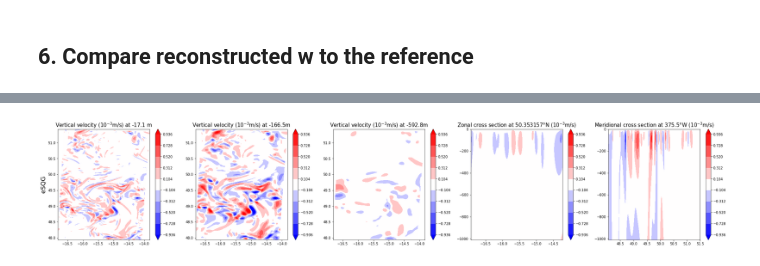
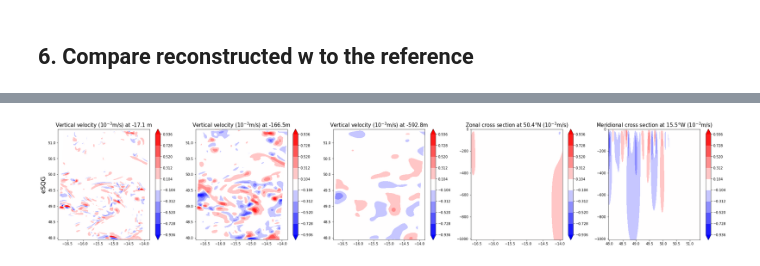
Before and after one commit to SammyMetref/pydssa, a Jupyter notebook: examples/Example1_3Dreconstruction_esqg_from_NATL60_Azores_winter.ipynb, the cells around one changed output, grey strips where cells are left out. Cells and saved outputs as stored; diff of their text form; code cells hidden in the pictures.

```diff
--- a/examples/Example1_3Dreconstruction_esqg_from_NATL60_Azores_winter.ipynb
+++ b/examples/Example1_3Dreconstruction_esqg_from_NATL60_Azores_winter.ipynb
@@ -70,10 +40,11 @@ my_esqg_reconstruction.ssh = ssh
 my_esqg_reconstruction.lon = lon
 my_esqg_reconstruction.lat = lat
 my_esqg_reconstruction.z = depth
-my_esqg_reconstruction.N0 = 2*2*np.pi/86164*np.sin(lat*np.pi/180)
-my_esqg_reconstruction.C = 3#2.6
+f0 = 2*2*np.pi/86164*np.sin(lat*np.pi/180)
+my_esqg_reconstruction.N0 = 30*f0
+my_esqg_reconstruction.C = 7
 my_esqg_reconstruction.sppad = 3
-my_esqg_reconstruction.Nprofile = Nprofile
+my_esqg_reconstruction.Nprofile = np.ones_like(depth)
 # %% [markdown]
 ## 4. Run the eSQG reconstruction
 # %%
@@ -119,56 +80,75 @@ crop4 = -20-164+16
 # %%
+# Cropping reconstructed w
+crop1 = 235
+crop2 = -331
+crop3 = 161
+crop4 = -168
+
+# Cropping reference w
+crop5 = 2
+crop6 = -161
+crop7 = 69
+crop8 = -149
+
+# Computing levels from w_ref max
+max_var = np.max(np.abs(w_ref[10,crop5:crop6,crop7:crop8]*1e3))
+levs = np.linspace(-max_var,max_var, 10)
+
+# Prescribing 3 depths (indices) to plot
+depth0 = 10
+depth1 = 40
+depth2 = 80
+
+# Prescribing meridional and zonal cross to plot
+lon_cross = int(my_esqg_reconstruction.ny/2)
+lat_cross = int(my_esqg_reconstruction.nx/2)
+
 plt.figure(figsize=(35,6))
-max_var = np.max(np.abs(w_ref[10,ncrop5:ncrop6,ncrop7:ncrop8]*1e3))
-#max_var = np.max(np.abs(my_esqg_reconstruction.vertvel[crop1:crop2,crop3:crop4,10]))
-levs = np.linspace(-max_var,max_var, 10)
 plt.subplot(151)
-plt.contourf(my_esqg_reconstruction.lon[crop1:crop2,crop3:crop4],my_esqg_reconstruction.lat[crop1:crop2,crop3:crop4],my_esqg_reconstruction.vertvel[crop1:crop2,crop3:crop4,10],cmap=plt.cm.get_cmap('bwr'),levels=levs,extend='both')
+plt.contourf(my_esqg_reconstruction.lon[crop1:crop2,crop3:crop4],my_esqg_reconstruction.lat[crop1:crop2,crop3:crop4],my_esqg_reconstruction.vertvel[crop1:crop2,crop3:crop4,depth0],cmap=plt.cm.get_cmap('bwr'),levels=levs,extend='both')
 plt.colorbar()
 plt.ylabel('eSQG',fontsize=18)
-plt.title('Vertical velocity (10$^{-3}$m/s) at '+str("%.1f" %my_esqg_reconstruction.z[10])+' m',fontsize=15)
+plt.title('Vertical velocity (10$^{-3}$m/s) at '+str("%.1f" %my_esqg_reconstruction.z[depth0])+' m',fontsize=15)
 plt.subplot(152)
-#max_var = np.max(np.abs(my_esqg_reconstruction.vertvel[crop1:crop2,crop3:crop4,10]))
 levs = np.linspace(-max_var,max_var, 10)
-plt.contourf(lon[crop1:crop2,crop3:crop4],my_esqg_reconstruction.lat[crop1:crop2,crop3:crop4],my_esqg_reconstruction.vertvel[crop1:crop2,crop3:crop4,40],cmap=plt.cm.get_cmap('bwr'),levels=levs,extend='both')
+plt.contourf(lon[crop1:crop2,crop3:crop4],my_esqg_reconstruction.lat[crop1:crop2,crop3:crop4],my_esqg_reconstruction.vertvel[crop1:crop2,crop3:crop4,depth1],cmap=plt.cm.get_cmap('bwr'),levels=levs,extend='both')
 plt.colorbar()
-plt.title('Vertical velocity (10$^{-3}$m/s) at '+str("%.1f" %my_esqg_reconstruction.z[40])+'m',fontsize=15)
+plt.title('Vertical velocity (10$^{-3}$m/s) at '+str("%.1f" %my_esqg_reconstruction.z[depth1])+'m',fontsize=15)
 plt.subplot(153)
-#max_var = np.max(np.abs(my_esqg_reconstruction.vertvel[crop1:crop2,crop3:crop4,10]))
 levs = np.linspace(-max_var,max_var, 10)
-plt.contourf(my_esqg_reconstruction.lon[crop1:crop2,crop3:crop4],my_esqg_reconstruction.lat[crop1:crop2,crop3:crop4],my_esqg_reconstruction.vertvel[crop1:crop2,crop3:crop4,80],cmap=plt.cm.get_cmap('bwr'),levels=levs,extend='both')
+plt.contourf(my_esqg_reconstruction.lon[crop1:crop2,crop3:crop4],my_esqg_reconstruction.lat[crop1:crop2,crop3:crop4],my_esqg_reconstruction.vertvel[crop1:crop2,crop3:crop4,depth2],cmap=plt.cm.get_cmap('bwr'),levels=levs,extend='both')
 plt.colorbar()
-plt.title('Vertical velocity (10$^{-3}$m/s) at '+str("%.1f" %my_esqg_reconstruction.z[80])+'m',fontsize=15)
+plt.title('Vertical velocity (10$^{-3}$m/s) at '+str("%.1f" %my_esqg_reconstruction.z[depth2])+'m',fontsize=15)
 plt.subplot(154)
-plt.contourf(my_esqg_reconstruction.lon[1,crop3:crop4],my_esqg_reconstruction.z[:],np.transpose(my_esqg_reconstruction.vertvel[int(my_esqg_reconstruction.nx/2),crop3:crop4,:]),cmap=plt.cm.get_cmap('bwr'),levels=levs,extend='both')
+plt.contourf(my_esqg_reconstruction.lon[lat_cross,crop3:crop4],my_esqg_reconstruction.z[:],np.transpose(my_esqg_reconstruction.vertvel[lat_cross,crop3:crop4,:]),cmap=plt.cm.get_cmap('bwr'),levels=levs,extend='both')
 plt.colorbar()
-plt.title('Zonal cross section at '+str(my_esqg_reconstruction.lat[int(my_esqg_reconstruction.nx/2),1])+'°N (10$^{-3}$m/s)',fontsize=15)
+plt.title('Zonal cross section at '+str("%.1f" % my_esqg_reconstruction.lat[lat_cross,1])+'°N (10$^{-3}$m/s)',fontsize=15)
 plt.subplot(155)
-plt.contourf(my_esqg_reconstruction.lat[crop1:crop2,1],my_esqg_reconstruction.z[:],np.transpose(my_esqg_reconstruction.vertvel[crop1:crop2,int(my_esqg_reconstruction.ny/2),:]),cmap=plt.cm.get_cmap('bwr'),levels=levs,extend='both')
+plt.contourf(my_esqg_reconstruction.lat[crop1:crop2,lon_cross],my_esqg_reconstruction.z[:],np.transpose(my_esqg_reconstruction.vertvel[crop1:crop2,lon_cross,:]),cmap=plt.cm.get_cmap('bwr'),levels=levs,extend='both')
 plt.colorbar()
-plt.title('Meridional cross section at '+str("%.1f" % np.abs(my_esqg_reconstruction.lon[1,int(my_esqg_reconstruction.ny/2)]-360))+'°W (10$^{-3}$m/s)',fontsize=15)
+plt.title('Meridional cross section at '+str("%.1f" % np.abs(my_esqg_reconstruction.lon[1,lon_cross]))+'°W (10$^{-3}$m/s)',fontsize=15)
 
-max_var = np.max(np.abs(w_ref[10,ncrop5:ncrop6,ncrop7:ncrop8]*1e3))
-levs = np.linspace(-max_var,max_var, 10)
 plt.figure(figsize=(35,6))
 plt.subplot(151)
-plt.contourf(lon_ref[ncrop5:ncrop6,ncrop7:ncrop8],lat_ref[ncrop5:ncrop6,ncrop7:ncrop8],w_ref[10,ncrop5:ncrop6,ncrop7:ncrop8]*1e3,cmap=plt.cm.get_cmap('bwr'),levels=levs,extend='both')
+plt.contourf(lon_ref[crop5:crop6,crop7:crop8],lat_ref[crop5:crop6,crop7:crop8],w_ref[depth0,crop5:crop6,crop7:crop8]*1e3,cmap=plt.cm.get_cmap('bwr'),levels=levs,extend='both')
 plt.colorbar()
 plt.ylabel('Reference',fontsize=18)
-plt.title('Vertical velocity (10$^{-3}$m/s) at '+str("%.1f" %my_esqg_reconstruction.z[10])+' m',fontsize=15)
+plt.title('Vertical velocity (10$^{-3}$m/s) at '+str("%.1f" %my_esqg_reconstruction.z[depth0])+' m',fontsize=15)
 plt.subplot(152)
-plt.contourf(lon_ref[ncrop5:ncrop6,ncrop7:ncrop8],lat_ref[ncrop5:ncrop6,ncrop7:ncrop8],w_ref[40,ncrop5:ncrop6,ncrop7:ncrop8]*1e3,cmap=plt.cm.get_cmap('bwr'),levels=levs,extend='both')
+plt.contourf(lon_ref[crop5:crop6,crop7:crop8],lat_ref[crop5:crop6,crop7:crop8],w_ref[depth1,crop5:crop6,crop7:crop8]*1e3,cmap=plt.cm.get_cmap('bwr'),levels=levs,extend='both')
 plt.colorbar()
-plt.title('Vertical velocity (10$^{-3}$m/s) at '+str("%.1f" %my_esqg_reconstruction.z[40])+'m',fontsize=15)
+plt.title('Vertical velocity (10$^{-3}$m/s) at '+str("%.1f" %my_esqg_reconstruction.z[depth1])+'m',fontsize=15)
 plt.subplot(153)
-plt.contourf(lon_ref[ncrop5:ncrop6,ncrop7:ncrop8],lat_ref[ncrop5:ncrop6,ncrop7:ncrop8],w_ref[90,ncrop5:ncrop6,ncrop7:ncrop8]*1e3,cmap=plt.cm.get_cmap('bwr'),levels=levs,extend='both')
+plt.contourf(lon_ref[crop5:crop6,crop7:crop8],lat_ref[crop5:crop6,crop7:crop8],w_ref[depth2,crop5:crop6,crop7:crop8]*1e3,cmap=plt.cm.get_cmap('bwr'),levels=levs,extend='both')
 plt.colorbar()
-plt.title('Vertical velocity (10$^{-3}$m/s) at '+str("%.1f" %my_esqg_reconstruction.z[80])+'m',fontsize=15)
+plt.title('Vertical velocity (10$^{-3}$m/s) at '+str("%.1f" %my_esqg_reconstruction.z[depth2])+'m',fontsize=15)
 plt.subplot(154)
-plt.contourf(lon_ref[1,ncrop7:ncrop8],my_esqg_reconstruction.z[:], w_ref[:,int(np.shape(w_ref)[1]/2),ncrop7:ncrop8]*1e3,cmap=plt.cm.get_cmap('bwr'),levels=levs,extend='both')
+plt.contourf(lon_ref[lat_cross,crop7:crop8],my_esqg_reconstruction.z[:], w_ref[:,lat_cross,crop7:crop8]*1e3,cmap=plt.cm.get_cmap('bwr'),levels=levs,extend='both')
 plt.colorbar()
-plt.title('Zonal cross section at '+str(my_esqg_reconstruction.lat[int(my_esqg_reconstruction.nx/2),1])+'°N (10$^{-3}$m/s)',fontsize=15)
+plt.title('Zonal cross section at '+str("%.1f" % my_esqg_reconstruction.lat[lat_cross,1])+'°N (10$^{-3}$m/s)',fontsize=15)
 plt.subplot(155)
-plt.contourf(lat_ref[ncrop5:ncrop6,1],my_esqg_reconstruction.z[:],w_ref[:,ncrop5:ncrop6,int(np.shape(w_ref)[2]/2)]*1e3,cmap=plt.cm.get_cmap('bwr'),levels=levs,extend='both')
+plt.contourf(lat_ref[crop5:crop6,lon_cross],my_esqg_reconstruction.z[:],w_ref[:,crop5:crop6,lon_cross]*1e3,cmap=plt.cm.get_cmap('bwr'),levels=levs,extend='both')
 plt.colorbar()
-plt.title('Meridional cross section at '+str("%.1f" % np.abs(my_esqg_reconstruction.lon[1,int(my_esqg_reconstruction.ny/2)]-360))+'°W (10$^{-3}$m/s)',fontsize=15)
+plt.title('Meridional cross section at '+str("%.1f" % np.abs(my_esqg_reconstruction.lon[1,lon_cross]) )+'°W (10$^{-3}$m/s)',fontsize=15)
+plt.show()
 # %% [output]
@@ -176 +155 @@ Text(0.5,1,'Meridional cross section at 375.5°W (10$^{-3}$m/s)')
-[figure, old version]
+[figure, new version]
```
Also changed, not shown: parts of 6 cells of this notebook, 4 other files.
